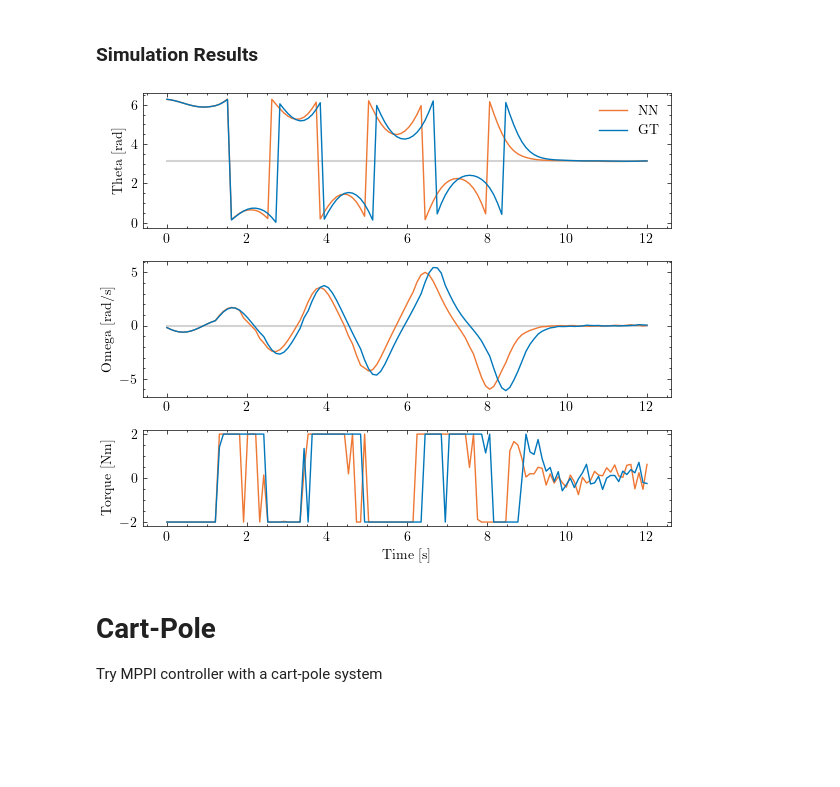
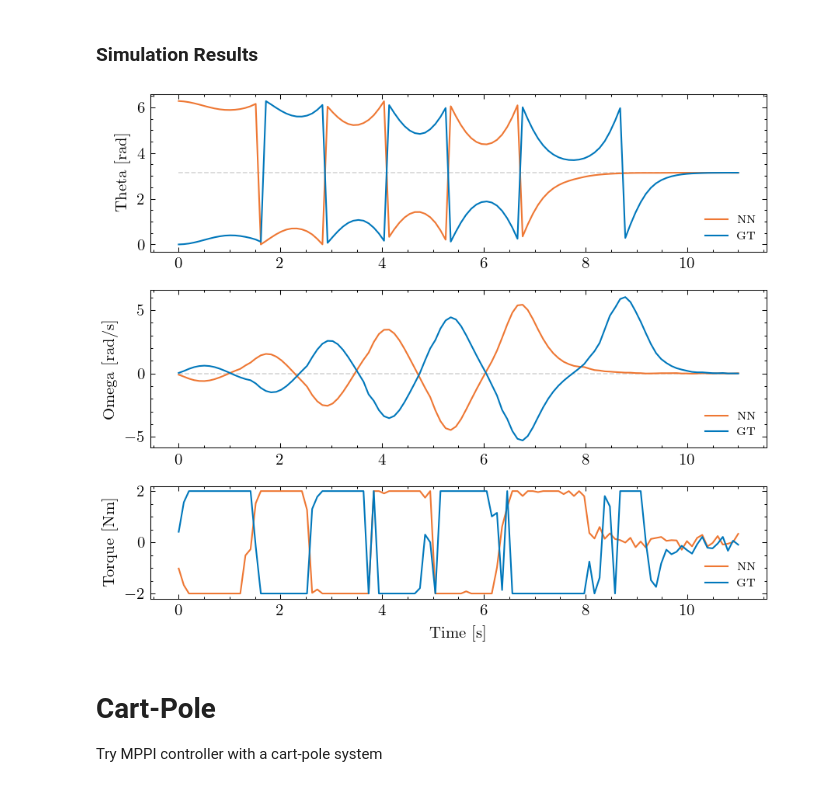
Before and after one commit to micahreich/mppi-neural-dynamics, a Jupyter notebook: control/MPPI_NNPlayground.ipynb, the cells around one changed output. Saved outputs shown, nothing was run; the diff lists cells and outputs as text; code cells hidden in the pictures; blank space fills up the shorter version.

```diff
--- a/control/MPPI_NNPlayground.ipynb
+++ b/control/MPPI_NNPlayground.ipynb
@@ -80,9 +80,9 @@ DS=pend
 N_ROLLOUTS=100
 HORIZON_LENGTH=10
 EXPLORATION_COV=np.diag([2.0 ** 2])
-EXPLORATION_LAMBDA=1e1
+EXPLORATION_LAMBDA=10
 ALPHA_MU=0.1
-ALPHA_SIGMA=0.98
+ALPHA_SIGMA=0.985
 STATE_COST=state_cost
 TERMINAL_COST=terminal_cost
 CONTROL_RANGE={"min": pend.u_lo, "max": pend.u_hi}
@@ -123,7 +123,7 @@ Test the MPPI controller on a swing-up task using the neural network dynamics mo
 ### Simulation Definition
 # %%
 PEND_INITIAL_STATE = np.array([np.radians(0), 0])
-PEND_SIMULATION_LENGTH = 12
+PEND_SIMULATION_LENGTH = 11
 # %%
 nn_pend_env = Simulator(pend, controller=nn_pend_controller)
 nn_pend_states, nn_pend_controls, pend_time = nn_pend_env.run(simulation_length=PEND_SIMULATION_LENGTH, initial_state=PEND_INITIAL_STATE,
@@ -155,32 +140,36 @@ gt_pend_states, gt_pend_controls, pend_time = gt_pend_env.run(simulation_length=
 # %%
 # Plot the results
 fig, axd = plt.subplot_mosaic([['theta'],
                                ['omega'],
-                               ['tau']], figsize=(6, 5), layout="constrained",
+                               ['tau']], figsize=(6, 5), dpi=150, layout="constrained",
                                gridspec_kw={'height_ratios': [0.7, 0.7, 0.5]})
 
-axd['theta'].plot(pend_time, [DESIRED_THETA]*len(pend_time),
-                  linewidth=1.5, color="lightgrey")
+axd['theta'].plot(pend_time, [DESIRED_THETA]*len(pend_time), "--",
+                  linewidth=0.75, color="lightgrey")
 axd['theta'].plot(pend_time, nn_pend_states[:, 0], linewidth=1, label="NN")
 axd['theta'].plot(pend_time, gt_pend_states[:, 0], linewidth=1, label="GT")
 axd['theta'].set(ylabel="Theta [rad]")
-axd['theta'].legend(loc="upper right")
+axd['theta'].legend(loc="lower right", fontsize="7")
 
-axd['omega'].plot(pend_time, [DESIRED_OMEGA]*len(pend_time),
-                  linewidth=1.5, color="lightgrey")
+
+axd['omega'].plot(pend_time, [DESIRED_OMEGA]*len(pend_time), "--",
+                  linewidth=0.75, color="lightgrey")
 axd['omega'].plot(pend_time, nn_pend_states[:, 1], linewidth=1, label="NN")
-axd['omega'].plot(pend_time, gt_pend_states[:, 1], linewidth=1)
+axd['omega'].plot(pend_time, gt_pend_states[:, 1], linewidth=1, label="GT")
 axd['omega'].set(ylabel="Omega [rad/s]")
+axd['omega'].legend(loc="lower right", fontsize="7")
+
 
 axd['tau'].plot(pend_time, nn_pend_controls[:, 0], linewidth=1, label="NN")
-axd['tau'].plot(pend_time, gt_pend_controls[:, 0], linewidth=1)
+axd['tau'].plot(pend_time, gt_pend_controls[:, 0], linewidth=1, label="GT")
 axd['tau'].set(ylabel="Torque [Nm]")
+axd['tau'].legend(loc="lower right", fontsize="7")
 
 plt.xlabel("Time [s]")
 plt.tight_layout()
 fig.savefig("figs/nn_vs_gt_pendulum_swingup.png")
 # %% [output]
-[figure, old version]
+[figure, new version]
 # %% [markdown]
 # Cart-Pole
 Try MPPI controller with a cart-pole system
```
Also changed, not shown: parts of 19 cells of this notebook, 14 other files.
